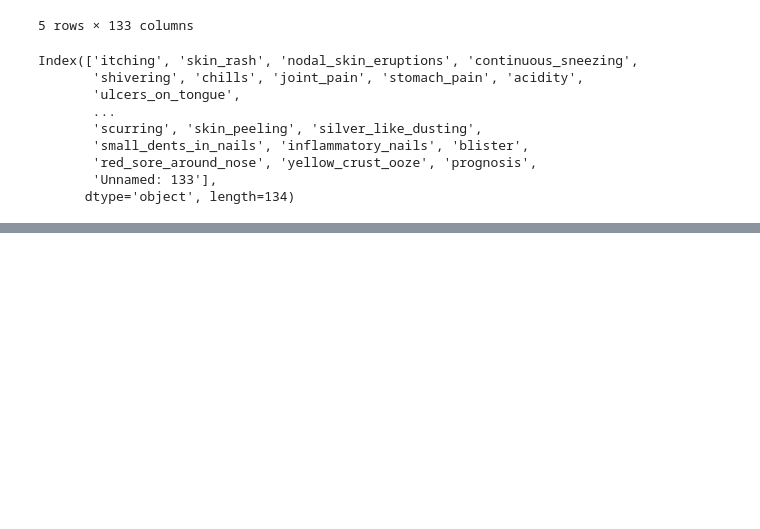
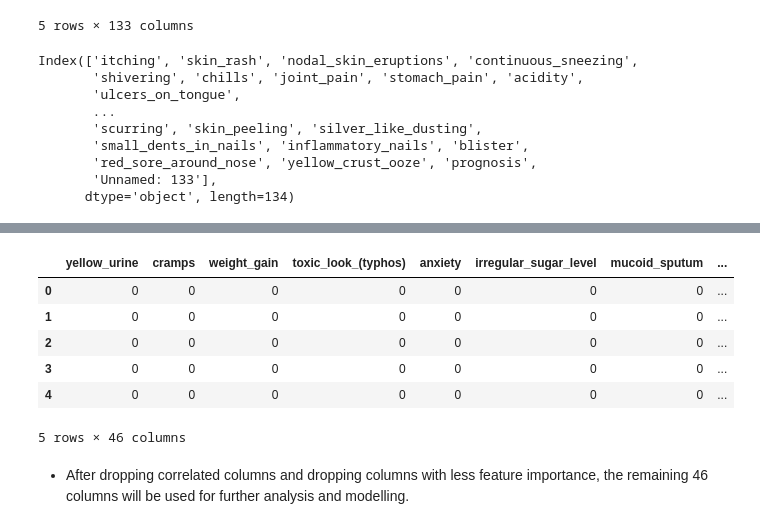
Before and after one commit to OSCA-Ado-Ekiti/Hacktoberfest-2023-Ekiti-DSN, a Jupyter notebook: Projects/Project_2/disease_diagnosis.ipynb, the cells around one changed output, grey strips where cells are left out. Cells and saved outputs as stored; diff of their text form; code cells hidden in the pictures; blank space fills up the shorter version.

```diff
--- a/Projects/Project_2/disease_diagnosis.ipynb
+++ b/Projects/Project_2/disease_diagnosis.ipynb
@@ -41,0 +225,28 @@ Index(['itching', 'skin_rash', 'nodal_skin_eruptions', 'continuous_sneezing',
+# %%
+new_df = train_data[['yellow_urine', 'cramps', 'weight_gain', 'toxic_look_(typhos)',
+       'anxiety', 'irregular_sugar_level', 'mucoid_sputum',
+       'passage_of_gases', 'weakness_in_limbs', 'movement_stiffness',
+       'visual_disturbances', 'pain_during_bowel_movements',
+       'lack_of_concentration', 'knee_pain', 'ulcers_on_tongue',
+       'bladder_discomfort', 'swelling_of_stomach', 'shivering',
+       'spinning_movements', 'spotting_ urination', 'muscle_wasting',
+       'skin_peeling', 'sunken_eyes', 'pus_filled_pimples',
+       'rusty_sputum', 'blood_in_sputum', 'pain_behind_the_eyes',
+       'throat_irritation', 'weakness_of_one_body_side', 'mild_fever',
+       'blister', 'malaise', 'nodal_skin_eruptions',
+       'acute_liver_failure', 'red_spots_over_body', 'muscle_weakness',
+       'irritability', 'sweating', 'family_history', 'muscle_pain',
+       'weight_loss', 'nausea', 'breathlessness', 'yellowish_skin',
+       'high_fever', 'prognosis']]
+# %%
+new_df.head()
+# %% [output]
+|  | yellow_urine | cramps | weight_gain | toxic_look_(typhos) | anxiety | irregular_sugar_level | mucoid_sputum | ... |
+| 0 | 0 | 0 | 0 | 0 | 0 | 0 | 0 | ... |
+| 1 | 0 | 0 | 0 | 0 | 0 | 0 | 0 | ... |
+| 2 | 0 | 0 | 0 | 0 | 0 | 0 | 0 | ... |
+| 3 | 0 | 0 | 0 | 0 | 0 | 0 | 0 | ... |
+| 4 | 0 | 0 | 0 | 0 | 0 | 0 | 0 | ... |
+5 rows × 46 columns
+# %% [markdown]
+- After dropping correlated columns and dropping columns with less feature importance, the remaining 46 columns will be used for further analysis and modelling.
```
Also changed, not shown: parts of 19 cells of this notebook.
